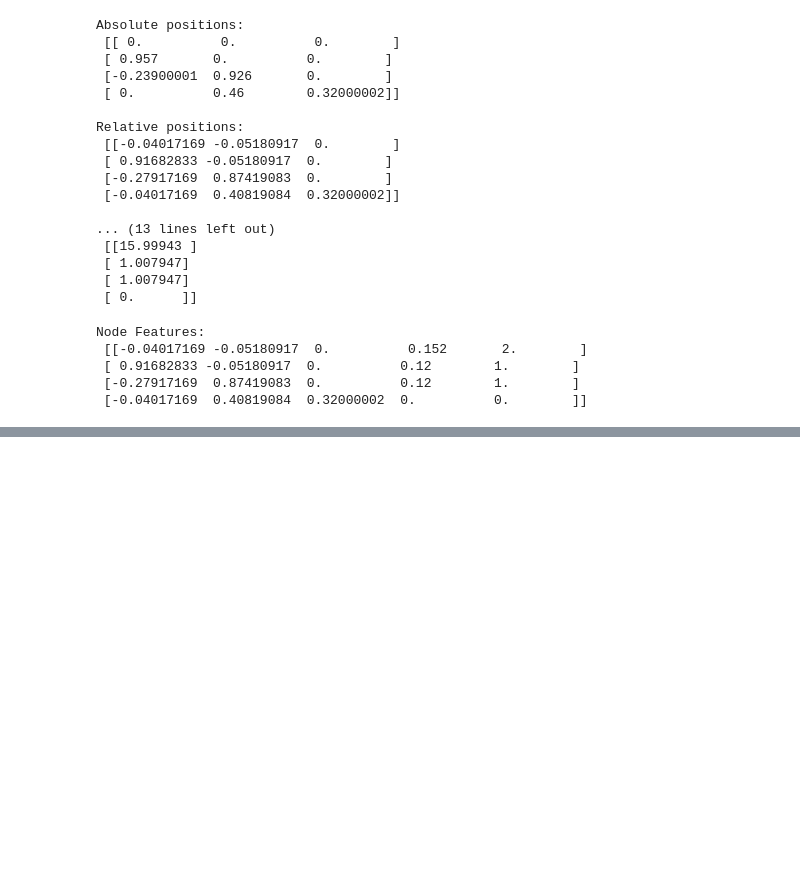
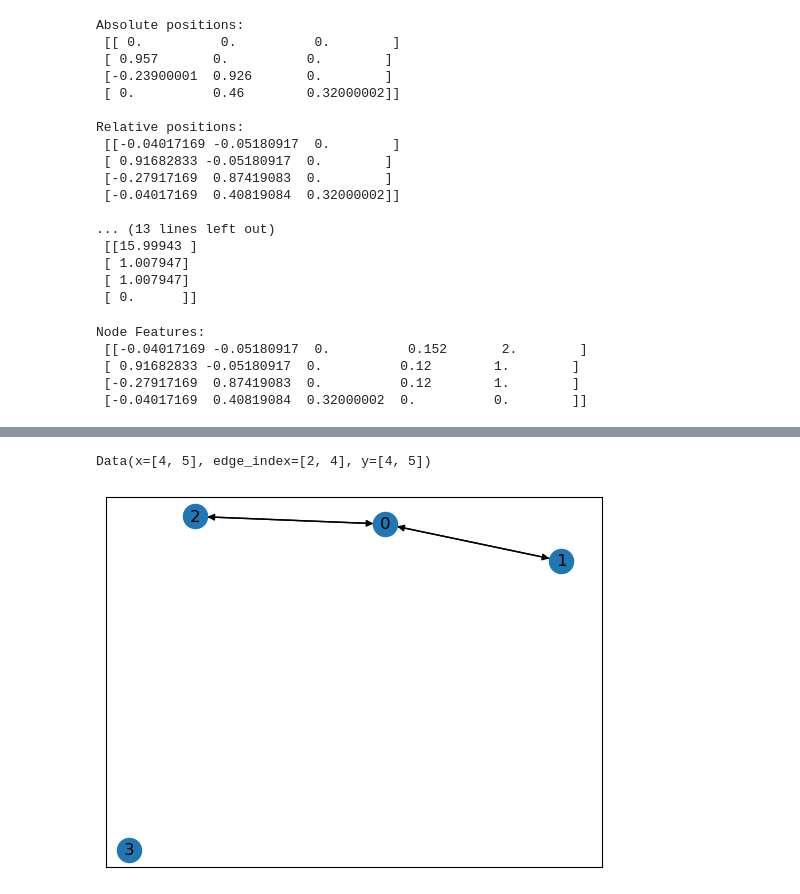
Before and after one commit to Naval-surange/GAENN, a Jupyter notebook: code/intra_molecular_AE.ipynb, the cells around one changed output, grey strips where cells are left out. Cells and saved outputs as stored; diff of their text form; code cells hidden in the pictures; blank space fills up the shorter version.

```diff
--- a/code/intra_molecular_AE.ipynb
+++ b/code/intra_molecular_AE.ipynb
@@ -163,6 +141,15 @@ normalized_real_node_features = scaler.transform(real_node_features.reshape(-1,1
 for x,y in zip(normalized_node_features,normalized_real_node_features):
     graph = data.Data(x=torch.from_numpy(x),edge_index=torch.from_numpy(edge_list),y=torch.from_numpy(y))
     graphs.append(graph)
+# %%
+graphs[0]
+# %% [output]
+Data(x=[4, 5], edge_index=[2, 4], y=[4, 5])
+# %%
+vis = to_networkx(graphs[0])
+nx.draw_networkx(vis, with_labels=True)
+# %% [output]
+[figure, added]
 # %%
 from typing import Optional, Tuple
 
```
Also changed, not shown: parts of 12 cells of this notebook.
